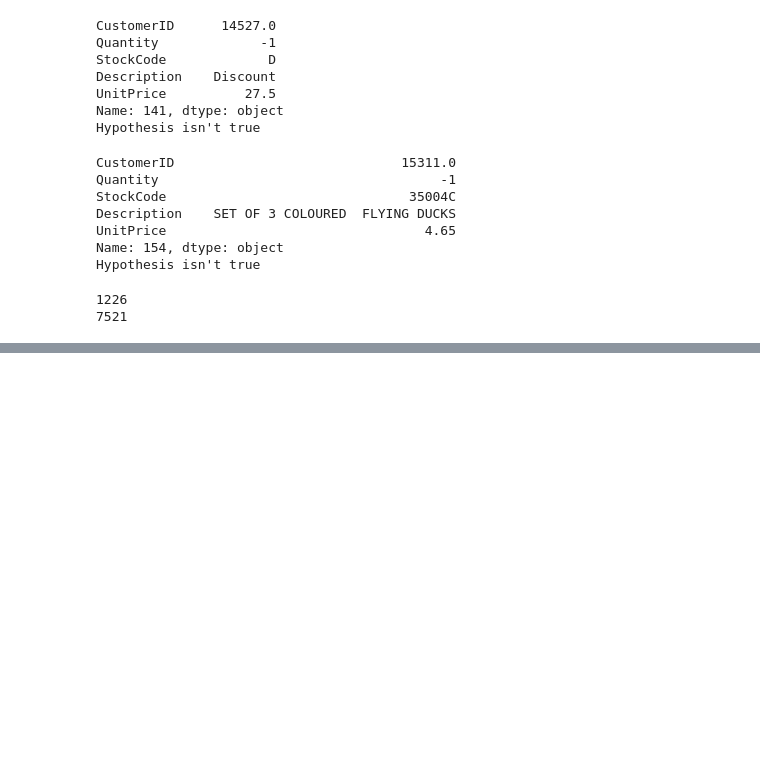
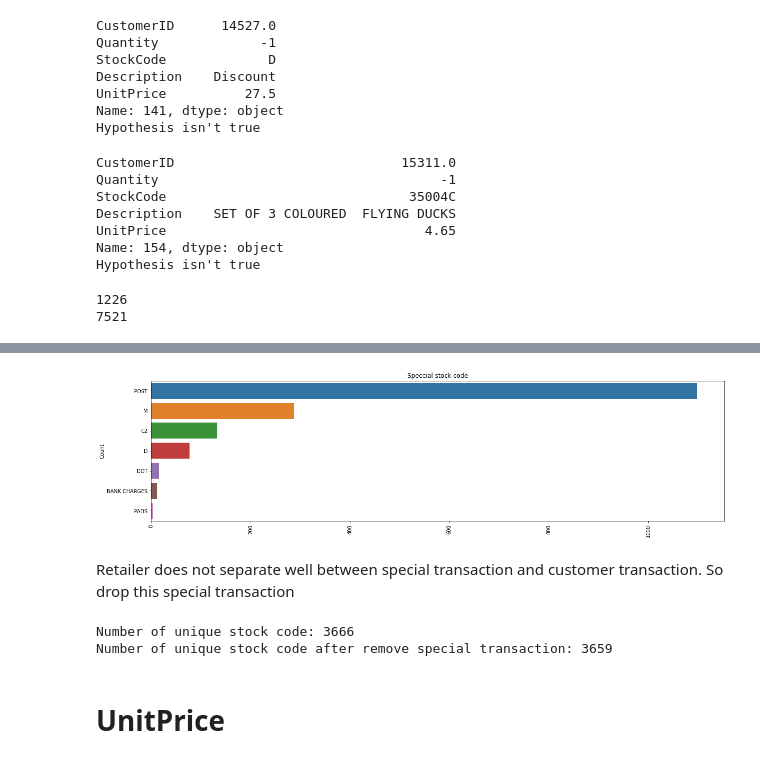
Before and after one commit to vukhanh09/customer_segmentation, a Jupyter notebook: src/EDA/EAD_Customer_Products.ipynb, the cells around one changed output, grey strips where cells are left out. Drawn from its saved outputs; the diff is of its cells as text; code cells hidden in the pictures; blank space fills up the shorter version.

```diff
--- a/src/EDA/EAD_Customer_Products.ipynb
+++ b/src/EDA/EAD_Customer_Products.ipynb
@@ -244,0 +289,14 @@ df_cleaned.to_csv('../dataset/df_cleaned.csv')
+# %%
+quantity_special_code = df_cleaned[df_cleaned['StockCode'].str.contains('^[a-zA-Z]+', regex=True)]['StockCode'].value_counts()
+# %%
+plt.figure(figsize=(20,5))
+sns.barplot(quantity_special_code.values, quantity_special_code.index)
+plt.ylabel("Count")
+plt.title("Speccial stock code")
+plt.xticks(rotation=90)
+plt.show()
+# %% [output]
+[figure, added]
+# %% [markdown]
+Retailer does not separate well between special transaction and customer transaction.
+So drop this special transaction
@@ -244,0 +305,8 @@ df_cleaned.to_csv('../dataset/df_cleaned.csv')
+# %%
+print('Number of unique stock code:', df_cleaned['StockCode'].unique().shape[0])
+print('Number of unique stock code after remove special transaction:', data['StockCode'].unique().shape[0])
+# %% [output]
+Number of unique stock code: 3666
+Number of unique stock code after remove special transaction: 3659
+# %% [markdown]
+# UnitPrice
```
Also changed, not shown: parts of 34 cells of this notebook.
